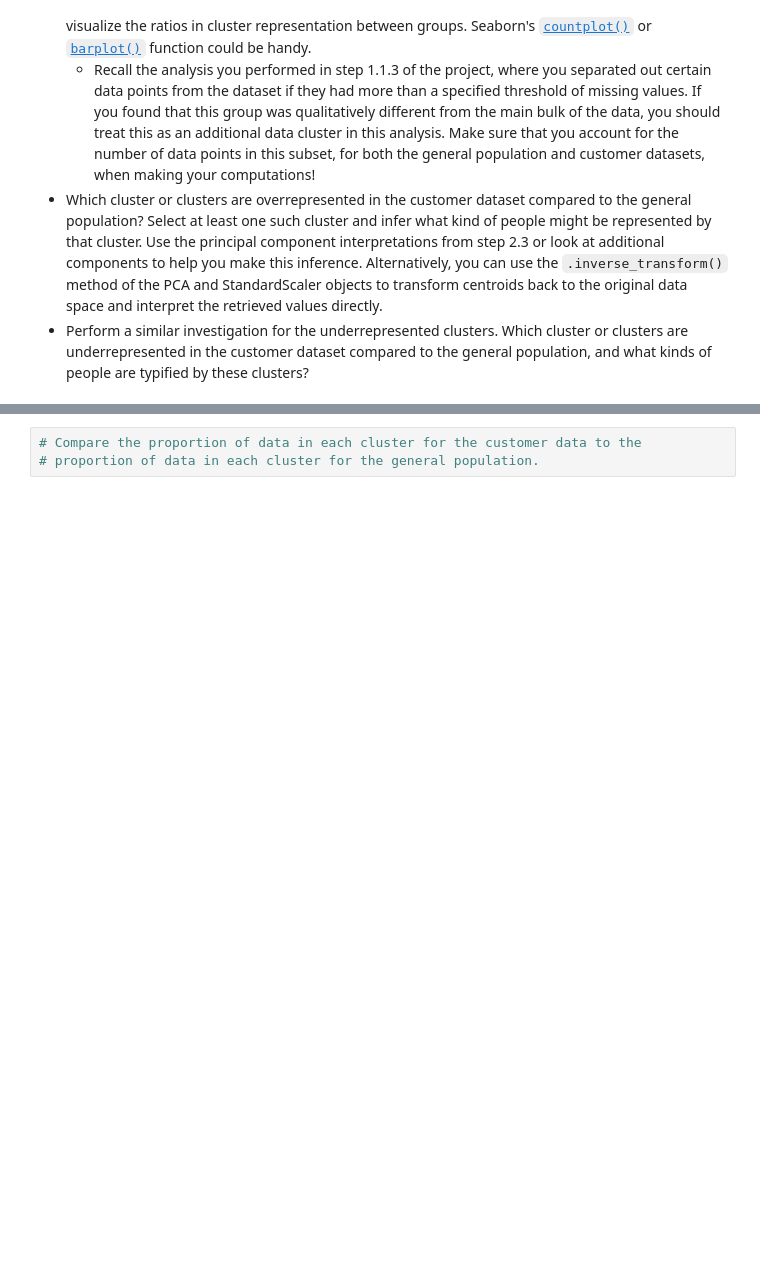
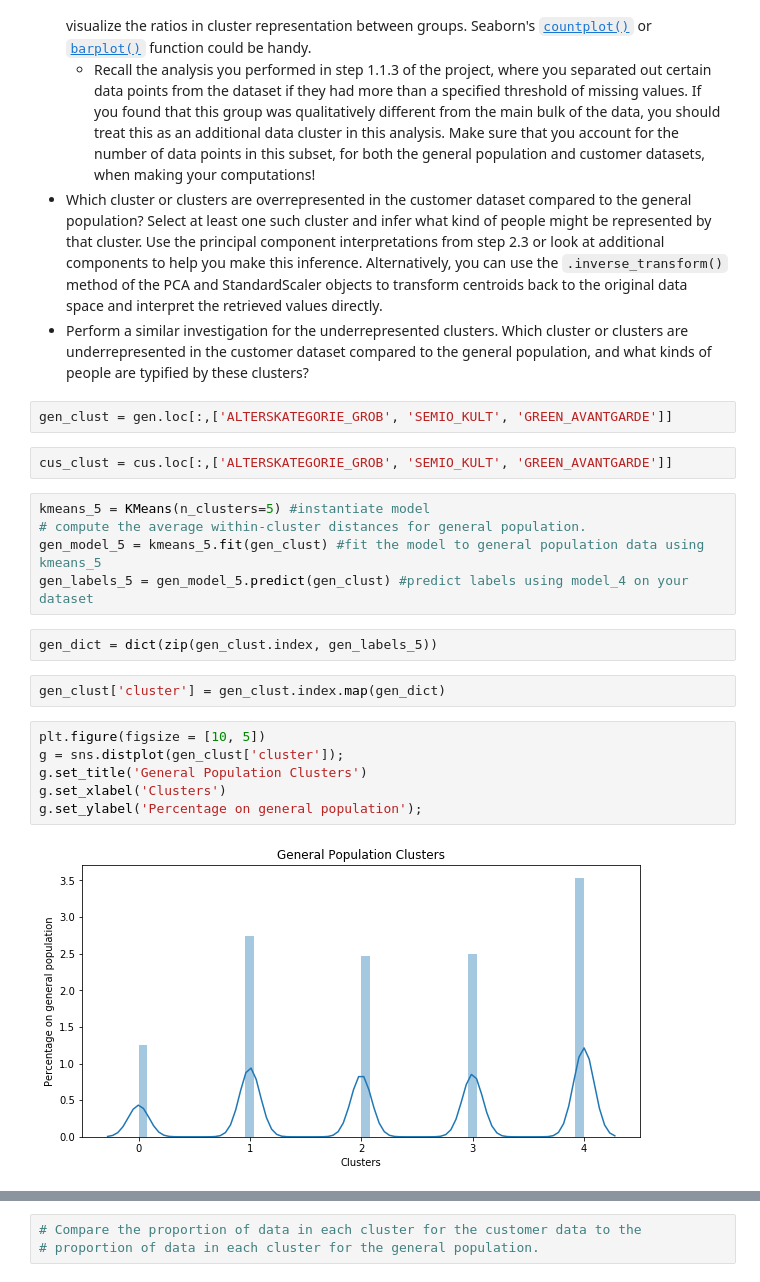
Before and after one commit to chpolyzo/intro_MLND, a Jupyter notebook: third_project/Identify_Customer_Segments.ipynb, the cells around one changed output, grey strips where cells are left out. Drawn from its saved outputs; the diff is of its cells as text; blank space fills up the shorter version.

```diff
--- a/third_project/Identify_Customer_Segments.ipynb
+++ b/third_project/Identify_Customer_Segments.ipynb
@@ -1792,3 +1788,24 @@ Take a look at the following points in this step:
   - Recall the analysis you performed in step 1.1.3 of the project, where you separated out certain data points from the dataset if they had more than a specified threshold of missing values. If you found that this group was qualitatively different from the main bulk of the data, you should treat this as an additional data cluster in this analysis. Make sure that you account for the number of data points in this subset, for both the general population and customer datasets, when making your computations!
 - Which cluster or clusters are overrepresented in the customer dataset compared to the general population? Select at least one such cluster and infer what kind of people might be represented by that cluster. Use the principal component interpretations from step 2.3 or look at additional components to help you make this inference. Alternatively, you can use the `.inverse_transform()` method of the PCA and StandardScaler objects to transform centroids back to the original data space and interpret the retrieved values directly.
 - Perform a similar investigation for the underrepresented clusters. Which cluster or clusters are underrepresented in the customer dataset compared to the general population, and what kinds of people are typified by these clusters?
+# %%
+gen_clust = gen.loc[:,['ALTERSKATEGORIE_GROB', 'SEMIO_KULT', 'GREEN_AVANTGARDE']]
+# %%
+cus_clust = cus.loc[:,['ALTERSKATEGORIE_GROB', 'SEMIO_KULT', 'GREEN_AVANTGARDE']]
+# %%
+kmeans_5 = KMeans(n_clusters=5) #instantiate model
+# compute the average within-cluster distances for general population.
+gen_model_5 = kmeans_5.fit(gen_clust) #fit the model to general population data using kmeans_5
+gen_labels_5 = gen_model_5.predict(gen_clust) #predict labels using model_4 on your dataset
+# %%
+gen_dict = dict(zip(gen_clust.index, gen_labels_5))
+# %%
+gen_clust['cluster'] = gen_clust.index.map(gen_dict)
+# %%
+plt.figure(figsize = [10, 5])
+g = sns.distplot(gen_clust['cluster']);
+g.set_title('General Population Clusters')
+g.set_xlabel('Clusters')
+g.set_ylabel('Percentage on general population');
+# %% [output]
+[figure, added]
```
Also changed, not shown: parts of 19 cells of this notebook.
